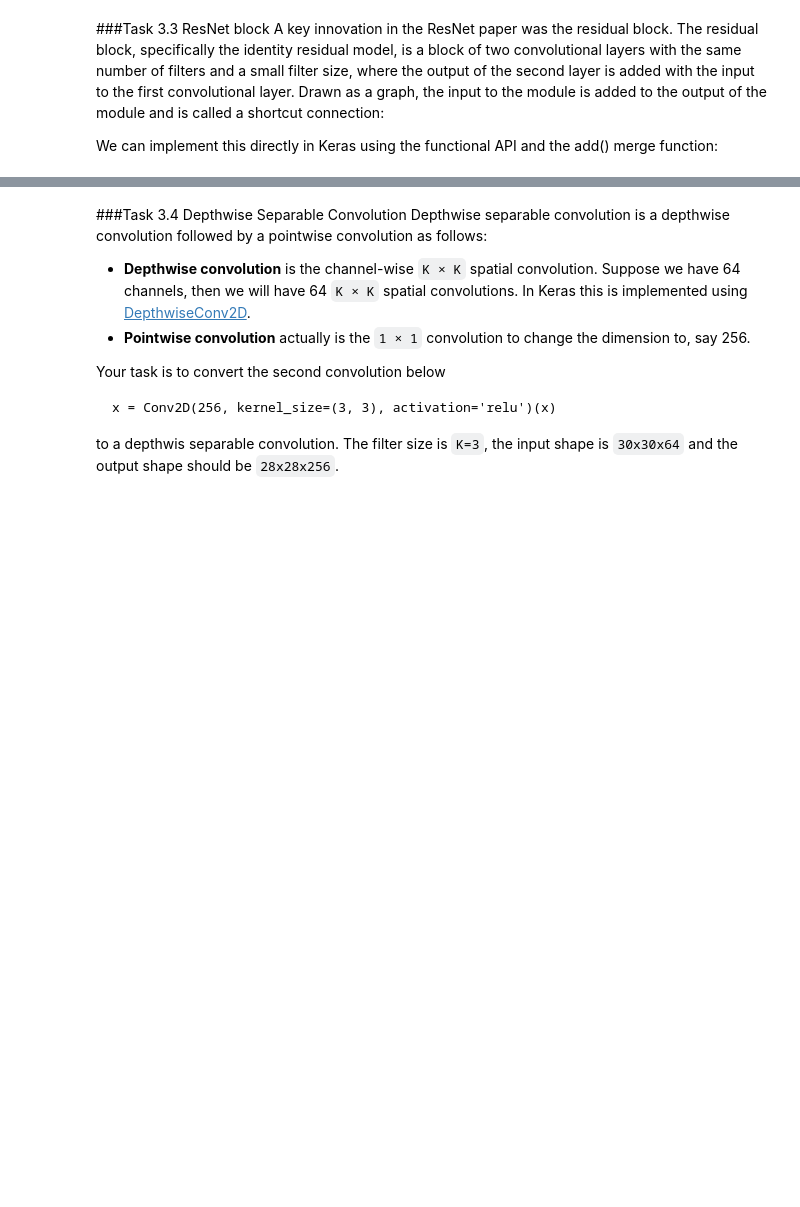
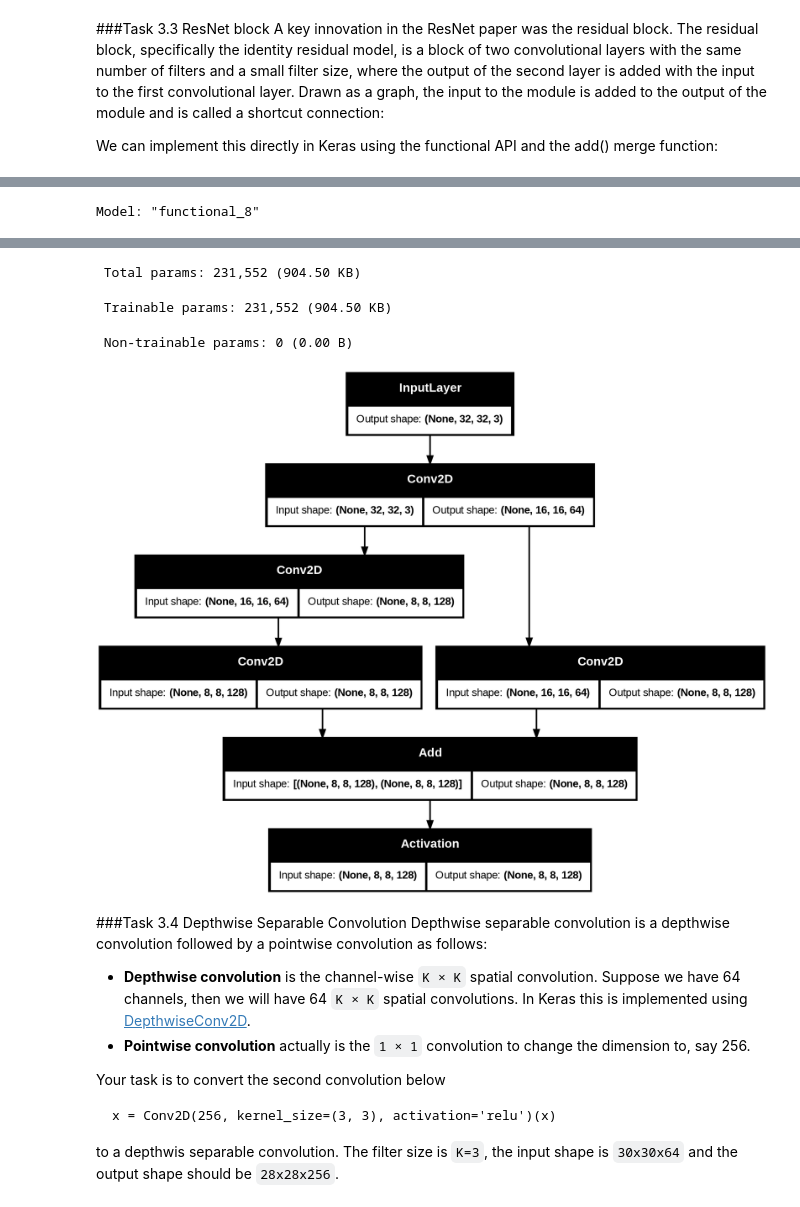
Before and after one commit to andersjes/Deep-Learning, a Jupyter notebook: Lab8_ConvNet_Architectures.ipynb, the cells around one changed output, grey strips where cells are left out. Drawn from its saved outputs; the diff is of its cells as text; code cells hidden in the pictures; blank space fills up the shorter version.

```diff
--- a/Lab8_ConvNet_Architectures.ipynb
+++ b/Lab8_ConvNet_Architectures.ipynb
@@ -693,7 +853,7 @@ def residual_module_type2(x, f=64):
 	# conv2
 	conv2 = Conv2D(filters=2*f, kernel_size=(3,3), padding='same', activation='linear', kernel_initializer='he_normal')(conv1)
   # reshape x (downsample x by factor 2 and double number of filters)
-	x_reshape = Conv2D(filters=???,kernel_size=???, strides=???, padding=???,activation='linear')(x)
+	x_reshape = Conv2D(filters=2*f,kernel_size=(1,1), strides=(2), padding='same',activation='linear')(x)
 	# add filters, assumes filters/channels last
 	y = Add()([conv2, x_reshape])
 	# activation function
@@ -712,3 +872,5 @@ model.summary()
 
 # plot model architecture
 plot_model(model, show_shapes=True)
+# %% [output]
+Model: "functional_8"
@@ -715,3 +895,7 @@ plot_model(model, show_shapes=True)
+ Total params: 231,552 (904.50 KB)
+ Trainable params: 231,552 (904.50 KB)
+ Non-trainable params: 0 (0.00 B)
+[figure, added]
 # %% [markdown]
 ###Task 3.4 Depthwise Separable Convolution
 Depthwise separable convolution is a depthwise convolution followed by a
```
Also changed, not shown: parts of 18 cells of this notebook.
